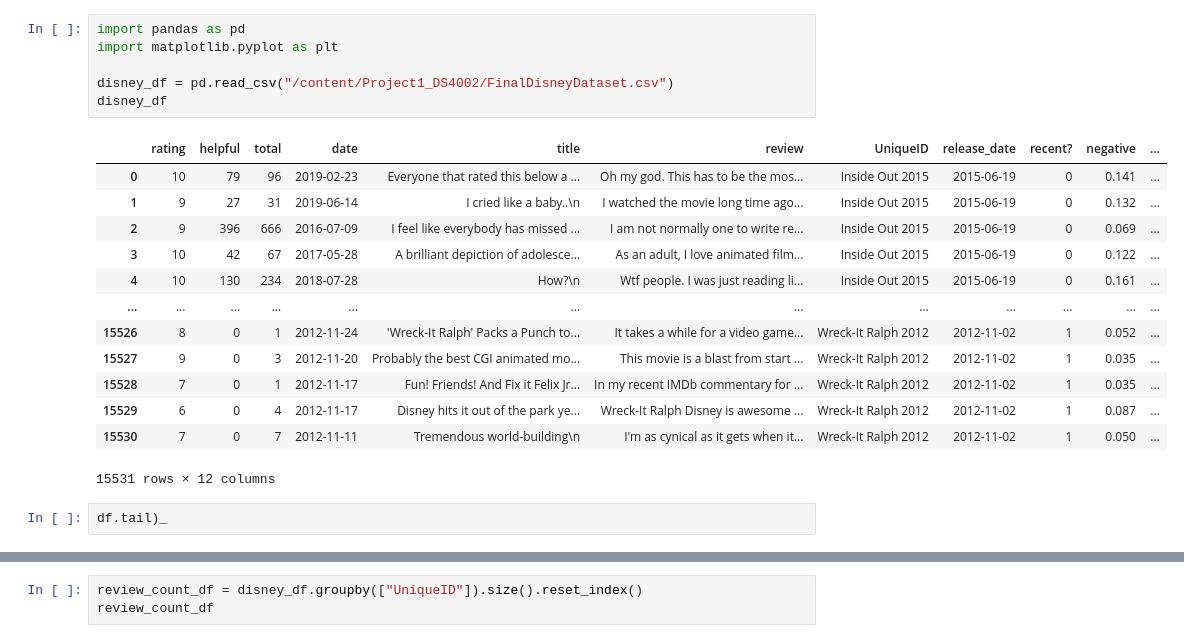
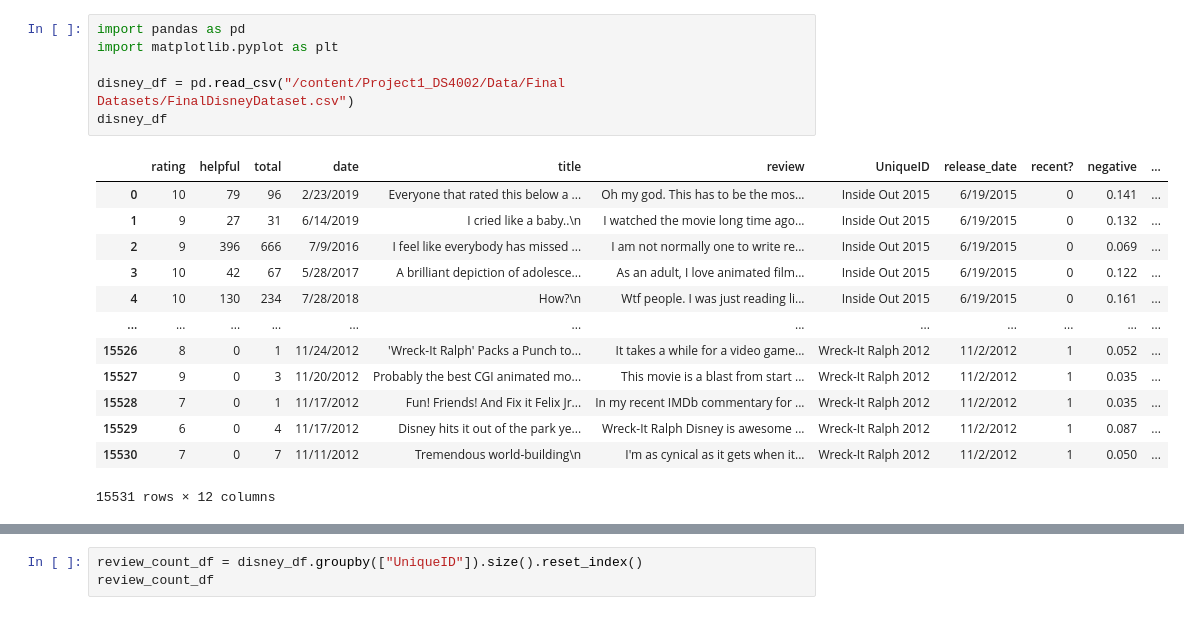
Before and after one commit to jillianhaig/Project1_DS4002, a Jupyter notebook: SCRIPTS/EDA.ipynb, the cells around one changed output, grey strips where cells are left out. Cells and saved outputs as stored; diff of their text form.

```diff
--- a/SCRIPTS/EDA.ipynb
+++ b/SCRIPTS/EDA.ipynb
@@ -7,22 +15,20 @@ fatal: destination path 'Project1_DS4002' already exists and is not an empty dir
 # %%
 import pandas as pd
 import matplotlib.pyplot as plt
 
-disney_df = pd.read_csv("/content/Project1_DS4002/FinalDisneyDataset.csv")
+disney_df = pd.read_csv("/content/Project1_DS4002/Data/Final Datasets/FinalDisneyDataset.csv")
 disney_df
 # %% [output]
 |  | rating | helpful | total | date | title | review | UniqueID | release_date | recent? | negative | ... |
-| 0 | 10 | 79 | 96 | 2019-02-23 | Everyone that rated this below a ... | Oh my god. This has to be the mos... | Inside Out 2015 | 2015-06-19 | 0 | 0.141 | ... |
-| 1 | 9 | 27 | 31 | 2019-06-14 | I cried like a baby..\n | I watched the movie long time ago... | Inside Out 2015 | 2015-06-19 | 0 | 0.132 | ... |
-| 2 | 9 | 396 | 666 | 2016-07-09 | I feel like everybody has missed ... | I am not normally one to write re... | Inside Out 2015 | 2015-06-19 | 0 | 0.069 | ... |
-| 3 | 10 | 42 | 67 | 2017-05-28 | A brilliant depiction of adolesce... | As an adult, I love animated film... | Inside Out 2015 | 2015-06-19 | 0 | 0.122 | ... |
-| 4 | 10 | 130 | 234 | 2018-07-28 | How?\n | Wtf people. I was just reading li... | Inside Out 2015 | 2015-06-19 | 0 | 0.161 | ... |
+| 0 | 10 | 79 | 96 | 2/23/2019 | Everyone that rated this below a ... | Oh my god. This has to be the mos... | Inside Out 2015 | 6/19/2015 | 0 | 0.141 | ... |
+| 1 | 9 | 27 | 31 | 6/14/2019 | I cried like a baby..\n | I watched the movie long time ago... | Inside Out 2015 | 6/19/2015 | 0 | 0.132 | ... |
+| 2 | 9 | 396 | 666 | 7/9/2016 | I feel like everybody has missed ... | I am not normally one to write re... | Inside Out 2015 | 6/19/2015 | 0 | 0.069 | ... |
+| 3 | 10 | 42 | 67 | 5/28/2017 | A brilliant depiction of adolesce... | As an adult, I love animated film... | Inside Out 2015 | 6/19/2015 | 0 | 0.122 | ... |
+| 4 | 10 | 130 | 234 | 7/28/2018 | How?\n | Wtf people. I was just reading li... | Inside Out 2015 | 6/19/2015 | 0 | 0.161 | ... |
 | ... | ... | ... | ... | ... | ... | ... | ... | ... | ... | ... | ... |
-| 15526 | 8 | 0 | 1 | 2012-11-24 | 'Wreck-It Ralph' Packs a Punch to... | It takes a while for a video game... | Wreck-It Ralph 2012 | 2012-11-02 | 1 | 0.052 | ... |
-| 15527 | 9 | 0 | 3 | 2012-11-20 | Probably the best CGI animated mo... | This movie is a blast from start ... | Wreck-It Ralph 2012 | 2012-11-02 | 1 | 0.035 | ... |
-| 15528 | 7 | 0 | 1 | 2012-11-17 | Fun! Friends! And Fix it Felix Jr... | In my recent IMDb commentary for ... | Wreck-It Ralph 2012 | 2012-11-02 | 1 | 0.035 | ... |
-| 15529 | 6 | 0 | 4 | 2012-11-17 | Disney hits it out of the park ye... | Wreck-It Ralph Disney is awesome ... | Wreck-It Ralph 2012 | 2012-11-02 | 1 | 0.087 | ... |
-| 15530 | 7 | 0 | 7 | 2012-11-11 | Tremendous world-building\n | I'm as cynical as it gets when it... | Wreck-It Ralph 2012 | 2012-11-02 | 1 | 0.050 | ... |
+| 15526 | 8 | 0 | 1 | 11/24/2012 | 'Wreck-It Ralph' Packs a Punch to... | It takes a while for a video game... | Wreck-It Ralph 2012 | 11/2/2012 | 1 | 0.052 | ... |
+| 15527 | 9 | 0 | 3 | 11/20/2012 | Probably the best CGI animated mo... | This movie is a blast from start ... | Wreck-It Ralph 2012 | 11/2/2012 | 1 | 0.035 | ... |
+| 15528 | 7 | 0 | 1 | 11/17/2012 | Fun! Friends! And Fix it Felix Jr... | In my recent IMDb commentary for ... | Wreck-It Ralph 2012 | 11/2/2012 | 1 | 0.035 | ... |
+| 15529 | 6 | 0 | 4 | 11/17/2012 | Disney hits it out of the park ye... | Wreck-It Ralph Disney is awesome ... | Wreck-It Ralph 2012 | 11/2/2012 | 1 | 0.087 | ... |
+| 15530 | 7 | 0 | 7 | 11/11/2012 | Tremendous world-building\n | I'm as cynical as it gets when it... | Wreck-It Ralph 2012 | 11/2/2012 | 1 | 0.050 | ... |
 15531 rows × 12 columns
-# %%
-df.tail)_
```
Also changed, not shown: parts of 7 cells of this notebook.
